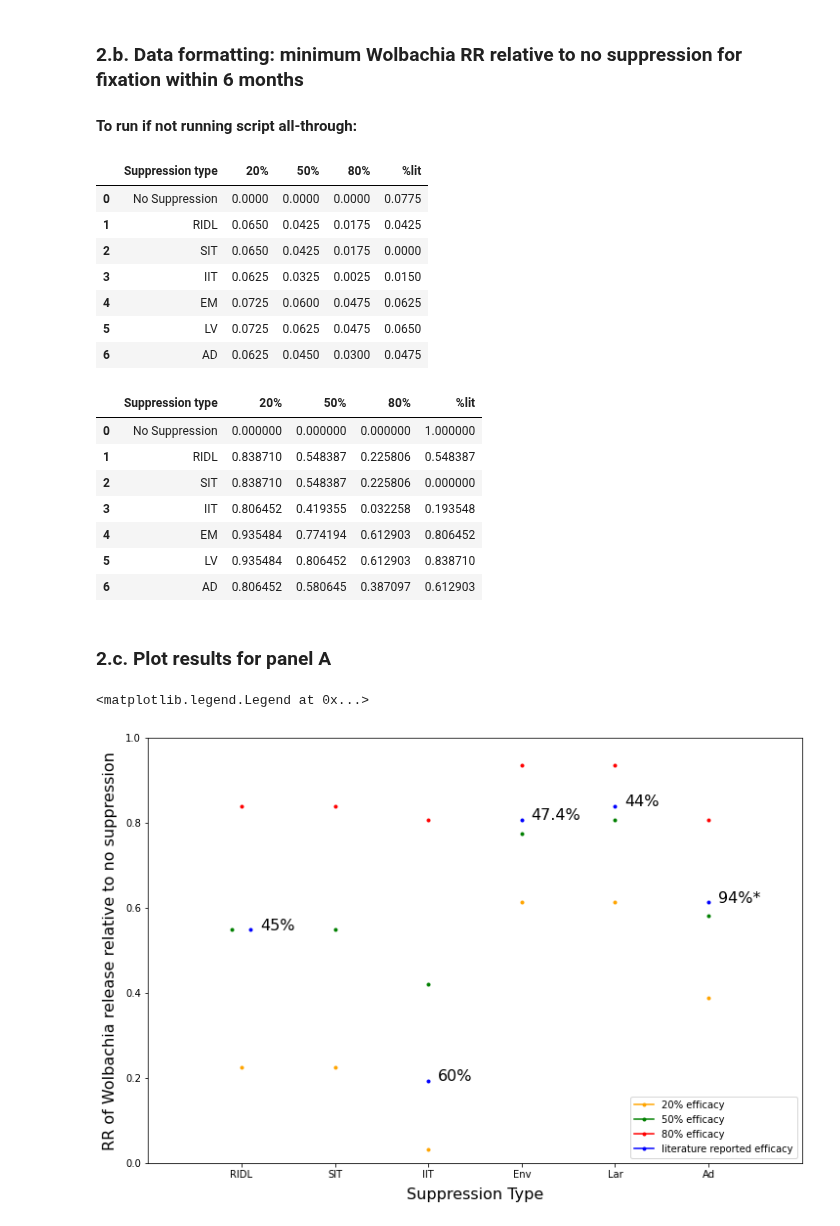
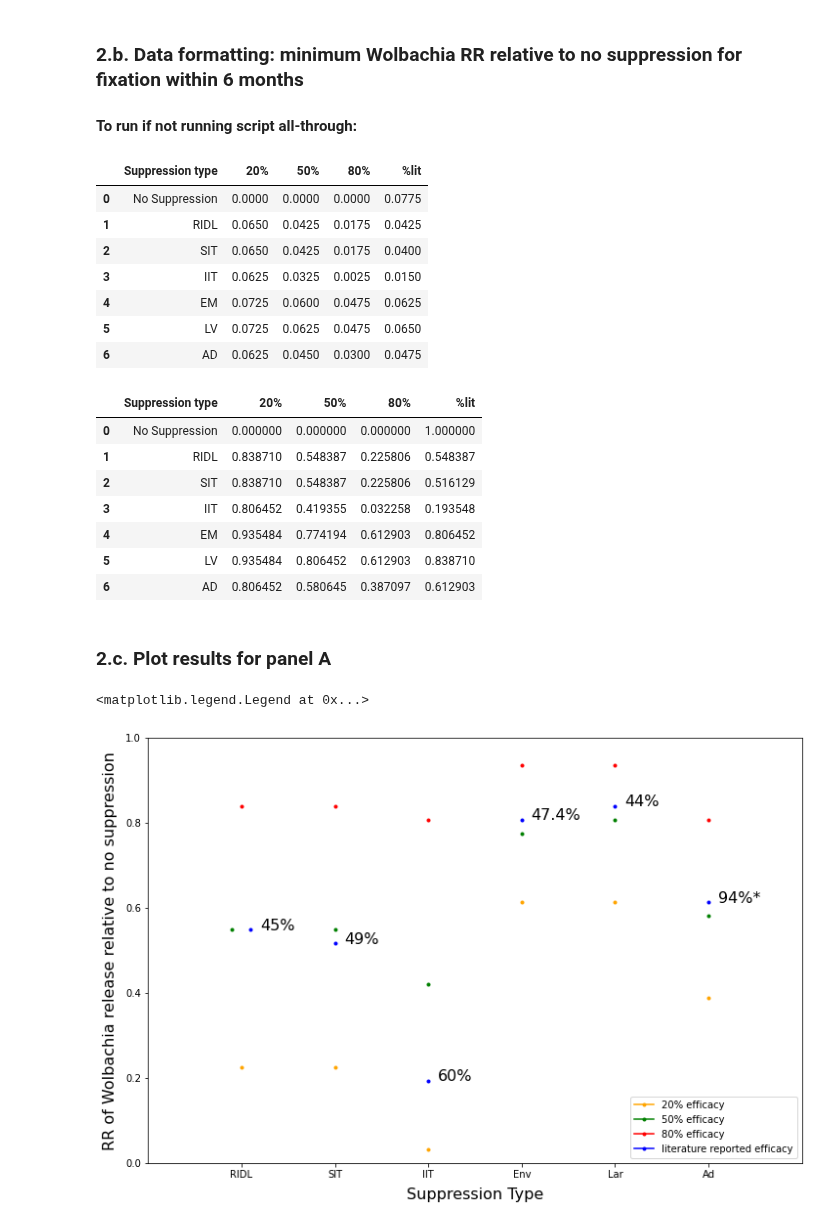
Before and after one commit to katietiley/Wolbachia_TPP_PPC, a Jupyter notebook: Population_data/Figure5.A_Reduction_in_Wolbachia_release_ratios_enabled_by_prior_suppression.ipynb, the cells around one changed output. Drawn from its saved outputs; the diff is of its cells as text; code cells hidden in the pictures.

```diff
--- a/Population_data/Figure5.A_Reduction_in_Wolbachia_release_ratios_enabled_by_prior_suppression.ipynb
+++ b/Population_data/Figure5.A_Reduction_in_Wolbachia_release_ratios_enabled_by_prior_suppression.ipynb
@@ -1641,14 +1678,14 @@ def ad(t):
 ### 2.b. Data formatting: minimum Wolbachia RR relative to no suppression for fixation within 6 months
 #### To run if not running script all-through:
 # %%
-fig_df = pd.read_csv(f'{filepath}/RRfig_df.csv')
+fig_df = pd.read_csv(f'{filepath}/RRfig_df_01-02-24.csv')
 
 fig_df
 # %% [output]
 |  | Suppression type | 20% | 50% | 80% | %lit |
 | 0 | No Suppression | 0.0000 | 0.0000 | 0.0000 | 0.0775 |
 | 1 | RIDL | 0.0650 | 0.0425 | 0.0175 | 0.0425 |
-| 2 | SIT | 0.0650 | 0.0425 | 0.0175 | 0.0000 |
+| 2 | SIT | 0.0650 | 0.0425 | 0.0175 | 0.0400 |
 | 3 | IIT | 0.0625 | 0.0325 | 0.0025 | 0.0150 |
 | 4 | EM | 0.0725 | 0.0600 | 0.0475 | 0.0625 |
 | 5 | LV | 0.0725 | 0.0625 | 0.0475 | 0.0650 |
@@ -1665,7 +1702,7 @@ fig_df
 |  | Suppression type | 20% | 50% | 80% | %lit |
 | 0 | No Suppression | 0.000000 | 0.000000 | 0.000000 | 1.000000 |
 | 1 | RIDL | 0.838710 | 0.548387 | 0.225806 | 0.548387 |
-| 2 | SIT | 0.838710 | 0.548387 | 0.225806 | 0.000000 |
+| 2 | SIT | 0.838710 | 0.548387 | 0.225806 | 0.516129 |
 | 3 | IIT | 0.806452 | 0.419355 | 0.032258 | 0.193548 |
 | 4 | EM | 0.935484 | 0.774194 | 0.612903 | 0.806452 |
 | 5 | LV | 0.935484 | 0.806452 | 0.612903 | 0.838710 |
@@ -1697,35 +1734,37 @@ ax1.text(12, s1[4], '45%', fontsize=16)
 ax1.plot(20, s2[1], marker=".", color='red')
 ax1.plot(20, s2[2], marker=".", color='green')
 ax1.plot(20, s2[3], marker=".", color='orange')
+ax1.plot(20, s2[4], marker=".", color='blue')
+ax1.text(21, s2[4], '49%', fontsize=16)
 ax1.plot(30, s3[1], marker=".", color='red')
 ax1.plot(30, s3[2], marker=".", color='green')
 ax1.plot(30, s3[3], marker=".", color='orange')
 ax1.plot(30, s3[4], marker=".", color='blue')
 ax1.text(31, s3[4], '60%', fontsize=16)
 ax1.plot(40, s4[1], marker=".", color='red')
 ax1.plot(40, s4[2], marker=".", color='green')
 ax1.plot(40, s4[3], marker=".", color='orange')
 ax1.plot(40, s4[4], marker=".", color='blue')
 ax1.text(41, s4[4], '47.4%', fontsize=16)
 ax1.plot(50, s5[1], marker=".", color='red')
 ax1.plot(50, s5[2], marker=".", color='green')
 ax1.plot(50, s5[3], marker=".", color='orange')
 ax1.plot(50, s5[4], marker=".", color='blue')
 ax1.text(51, s5[4], '44%', fontsize=16)
 ax1.plot(60, s6[1], marker=".", color='red')
 ax1.plot(60, s6[2], marker=".", color='green')
 ax1.plot(60, s6[3], marker=".", color='orange')
 ax1.plot(60, s6[4], marker=".", color='blue')
 ax1.text(61, s6[4], '94%*', fontsize=16)
 plt.xticks([10,20,30,40,50,60],['RIDL','SIT','IIT','Env','Lar','Ad'])
 ax1.set_xlim(0,70)
 ax1.set_ylim(0,1)
 ax1.set_xlabel("Suppression Type",fontsize=16, labelpad=8)
 ax1.set_ylabel("RR of Wolbachia release relative to no suppression",fontsize=16, labelpad=8)
 ax1.legend(loc='lower right')
 #ax1.set_title("Minimum RR required to reach 95% fixation of Wolbachia within 3 months of last release\n (normalised)")
 
 #plt.savefig('Fig5A.jpeg', dpi=600, bbox_inches='tight',)
 # %% [output]
 <matplotlib.legend.Legend at 0x...>
-[figure, old version]
+[figure, new version]
```
Also changed, not shown: parts of 37 cells of this notebook, 2 other files.
